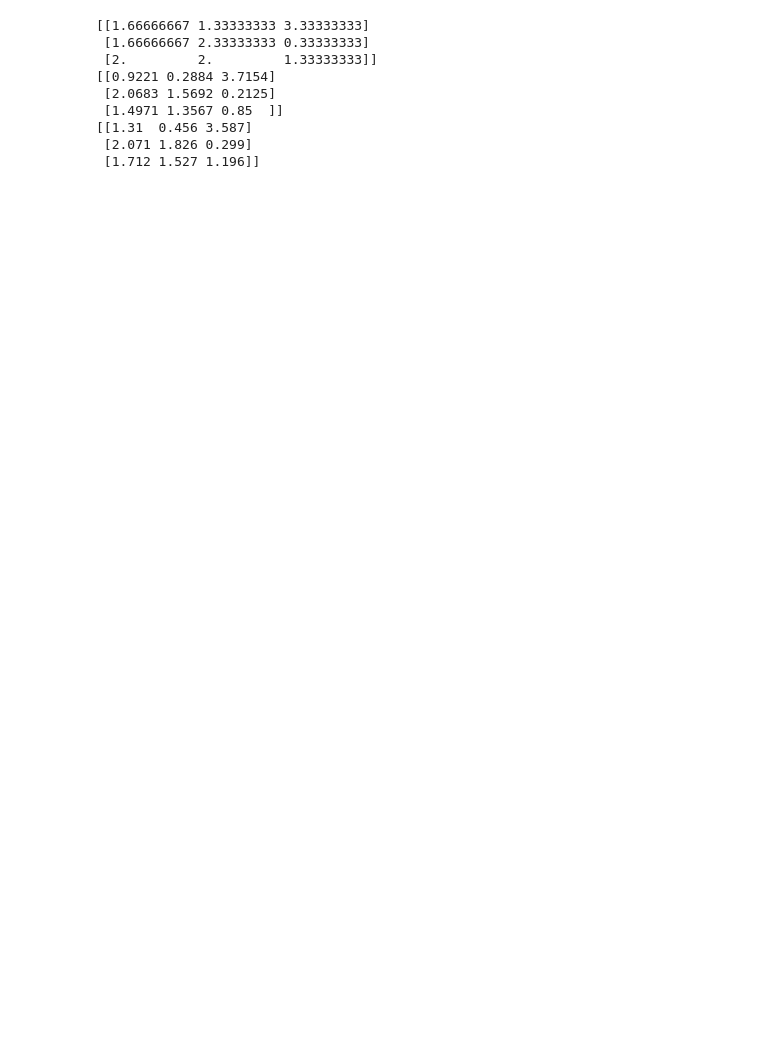
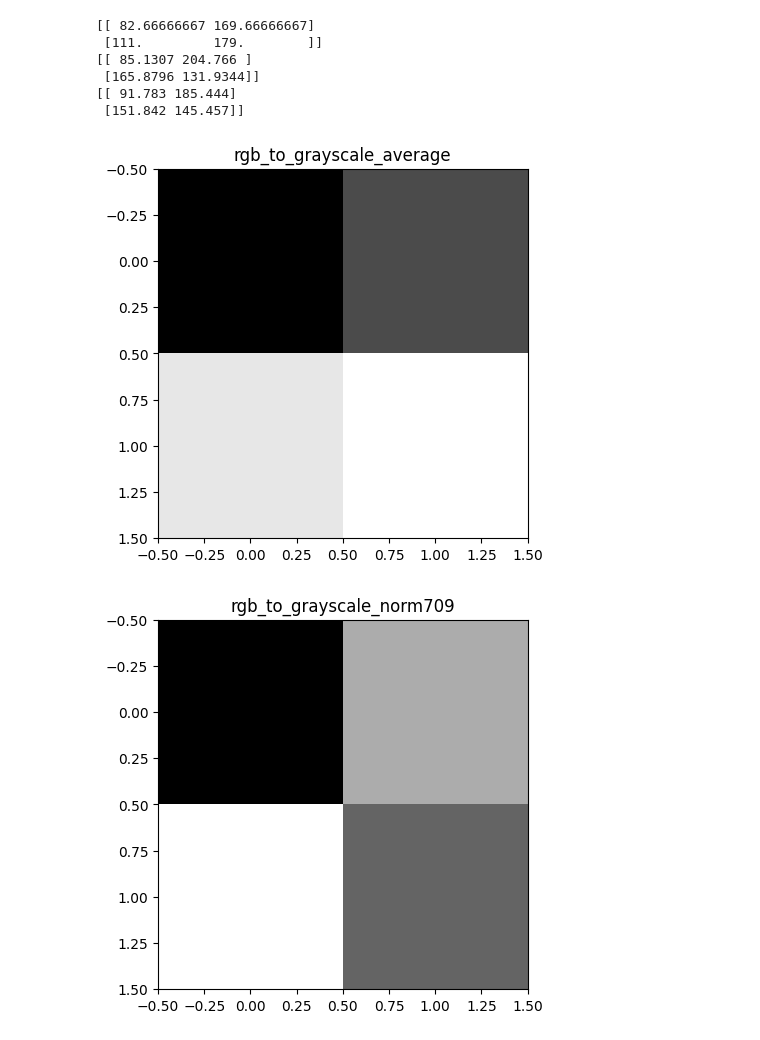
Before and after one commit to Stoupy51/INFO0911_ImageAnalysis, a Jupyter notebook: _test_color_space.ipynb, the cells around one changed output. Cells and saved outputs as stored; diff of their text form; code cells hidden in the pictures; blank space fills up the shorter version.

```diff
--- a/_test_color_space.ipynb
+++ b/_test_color_space.ipynb
@@ -34,19 +33,18 @@ print(r_image)
 # %%
 # Niveaux de gris
 converters = [rgb_to_grayscale_average, rgb_to_grayscale_norm709, rgb_to_grayscale_norm601]
 for f in converters:
 	img = f(sliced)
-	#plt.figure()
+	plt.figure()
 	print(img)
-	#plt.imshow(sliced_rgb_to_img(img), cmap = 'gray')
-	#plt.title(f.__name__)
+	plt.imshow(sliced_rgb_to_img(img), cmap = 'gray')
+	plt.title(f.__name__)
 # %% [output]
-[[1.66666667 1.33333333 3.33333333]
- [1.66666667 2.33333333 0.33333333]
- [2.         2.         1.33333333]]
-[[0.9221 0.2884 3.7154]
- [2.0683 1.5692 0.2125]
- [1.4971 1.3567 0.85  ]]
-[[1.31  0.456 3.587]
- [2.071 1.826 0.299]
- [1.712 1.527 1.196]]
+[[ 82.66666667 169.66666667]
+ [111.         179.        ]]
+[[ 85.1307 204.766 ]
+ [165.8796 131.9344]]
+[[ 91.783 185.444]
+ [151.842 145.457]]
+[figure, added]
+[figure, added]
```
Also changed, not shown: parts of 4 cells of this notebook, 1 other file.
